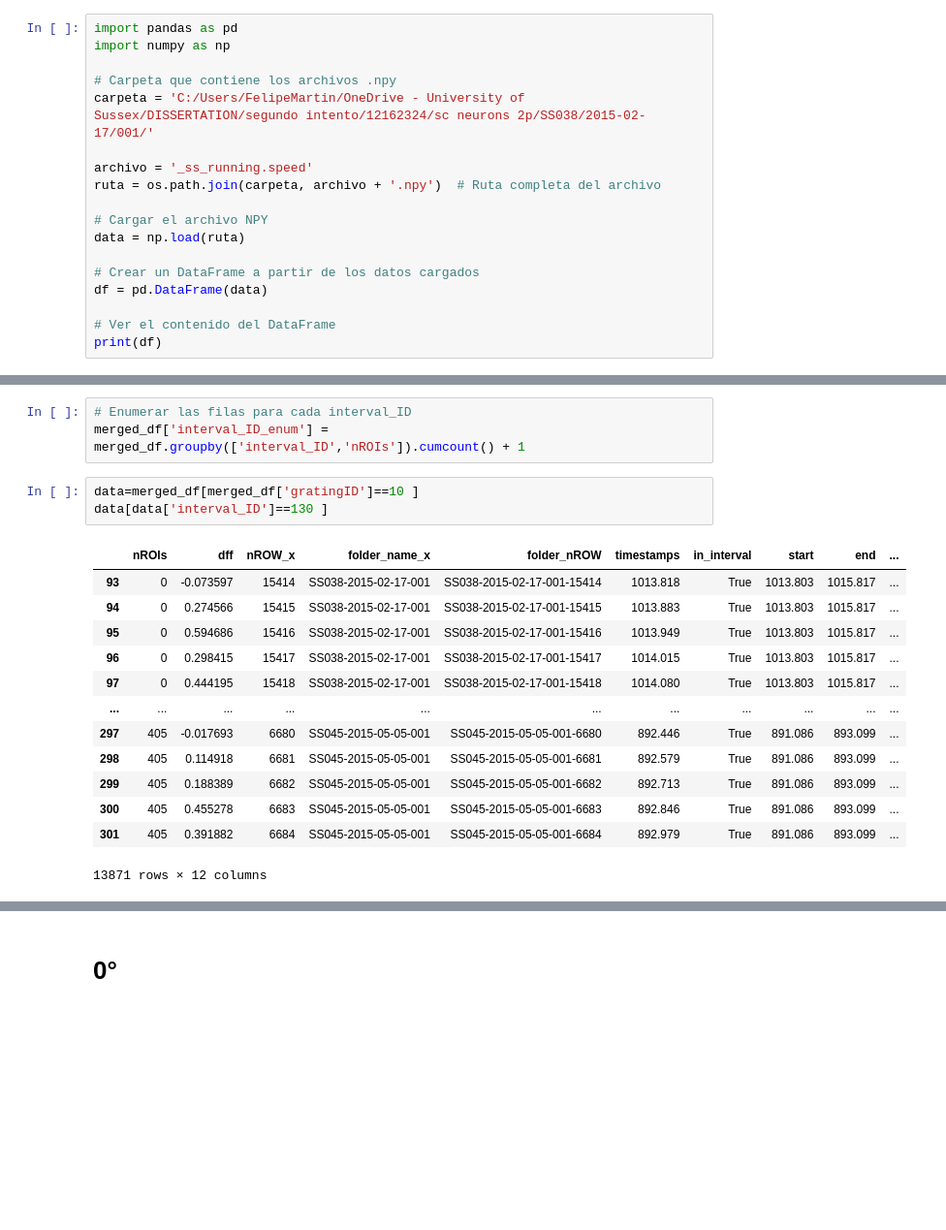
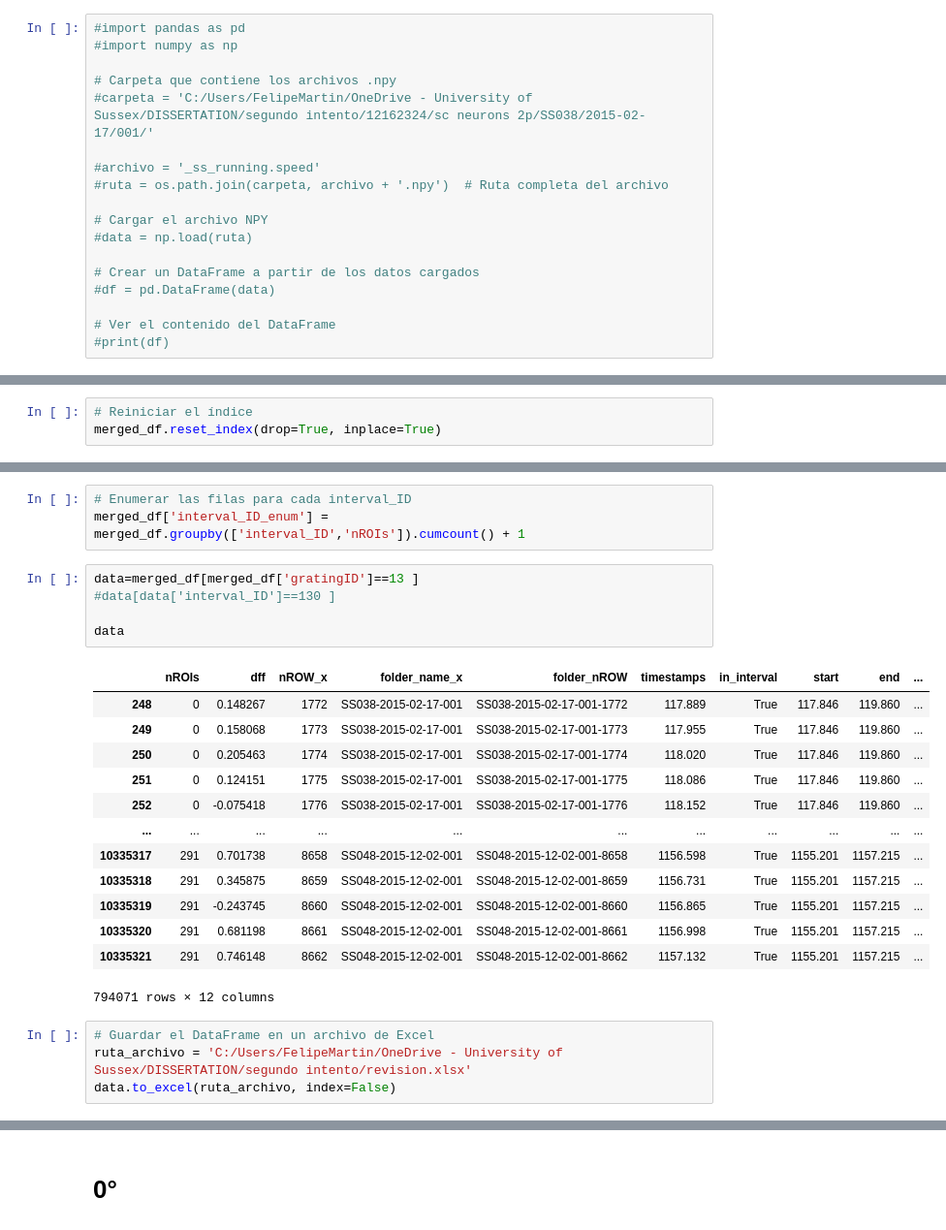
Before and after one commit to FelipeMartin9999/The_neural_encoding_of_visual_stimuli_during_different_behavioural_states, a Jupyter notebook: load_data.ipynb, the cells around one changed output, grey strips where cells are left out. Shown at 97% size. Drawn from its saved outputs; the diff is of its cells as text; blank space fills up the shorter version.

```diff
--- a/load_data.ipynb
+++ b/load_data.ipynb
@@ -631,20 +532,20 @@ dataframes['_ss_recordings.sparseNoise_intervals']
 | 8 | 3013.859 | 4519.911 | SS048-2015-11-09-001 |
 | 9 | 3013.820 | 3377.646 | SS048-2015-12-02-001 |
 # %%
-import pandas as pd
-import numpy as np
+#import pandas as pd
+#import numpy as np
 
 # Carpeta que contiene los archivos .npy
-carpeta = 'C:/Users/FelipeMartin/OneDrive - University of Sussex/DISSERTATION/segundo intento/12162324/sc neurons 2p/SS038/2015-02-17/001/'
+#carpeta = 'C:/Users/FelipeMartin/OneDrive - University of Sussex/DISSERTATION/segundo intento/12162324/sc neurons 2p/SS038/2015-02-17/001/'
 
-archivo = '_ss_running.speed'
-ruta = os.path.join(carpeta, archivo + '.npy')  # Ruta completa del archivo
+#archivo = '_ss_running.speed'
+#ruta = os.path.join(carpeta, archivo + '.npy')  # Ruta completa del archivo
 
 # Cargar el archivo NPY
-data = np.load(ruta)
+#data = np.load(ruta)
 
 # Crear un DataFrame a partir de los datos cargados
-df = pd.DataFrame(data)
+#df = pd.DataFrame(data)
 
 # Ver el contenido del DataFrame
-print(df)
+#print(df)
@@ -979,0 +802,3 @@ merged_df
+# %%
+# Reiniciar el índice
+merged_df.reset_index(drop=True, inplace=True)
@@ -981,19 +822,25 @@ merged_df
 # Enumerar las filas para cada interval_ID
 merged_df['interval_ID_enum'] = merged_df.groupby(['interval_ID','nROIs']).cumcount() + 1
 # %%
-data=merged_df[merged_df['gratingID']==10 ]
-data[data['interval_ID']==130 ]
+data=merged_df[merged_df['gratingID']==13 ]
+#data[data['interval_ID']==130 ]
+
+data
 # %% [output]
 |  | nROIs | dff | nROW_x | folder_name_x | folder_nROW | timestamps | in_interval | start | end | ... |
-| 93 | 0 | -0.073597 | 15414 | SS038-2015-02-17-001 | SS038-2015-02-17-001-15414 | 1013.818 | True | 1013.803 | 1015.817 | ... |
-| 94 | 0 | 0.274566 | 15415 | SS038-2015-02-17-001 | SS038-2015-02-17-001-15415 | 1013.883 | True | 1013.803 | 1015.817 | ... |
-| 95 | 0 | 0.594686 | 15416 | SS038-2015-02-17-001 | SS038-2015-02-17-001-15416 | 1013.949 | True | 1013.803 | 1015.817 | ... |
-| 96 | 0 | 0.298415 | 15417 | SS038-2015-02-17-001 | SS038-2015-02-17-001-15417 | 1014.015 | True | 1013.803 | 1015.817 | ... |
-| 97 | 0 | 0.444195 | 15418 | SS038-2015-02-17-001 | SS038-2015-02-17-001-15418 | 1014.080 | True | 1013.803 | 1015.817 | ... |
+| 248 | 0 | 0.148267 | 1772 | SS038-2015-02-17-001 | SS038-2015-02-17-001-1772 | 117.889 | True | 117.846 | 119.860 | ... |
+| 249 | 0 | 0.158068 | 1773 | SS038-2015-02-17-001 | SS038-2015-02-17-001-1773 | 117.955 | True | 117.846 | 119.860 | ... |
+| 250 | 0 | 0.205463 | 1774 | SS038-2015-02-17-001 | SS038-2015-02-17-001-1774 | 118.020 | True | 117.846 | 119.860 | ... |
+| 251 | 0 | 0.124151 | 1775 | SS038-2015-02-17-001 | SS038-2015-02-17-001-1775 | 118.086 | True | 117.846 | 119.860 | ... |
+| 252 | 0 | -0.075418 | 1776 | SS038-2015-02-17-001 | SS038-2015-02-17-001-1776 | 118.152 | True | 117.846 | 119.860 | ... |
 | ... | ... | ... | ... | ... | ... | ... | ... | ... | ... | ... |
-| 297 | 405 | -0.017693 | 6680 | SS045-2015-05-05-001 | SS045-2015-05-05-001-6680 | 892.446 | True | 891.086 | 893.099 | ... |
-| 298 | 405 | 0.114918 | 6681 | SS045-2015-05-05-001 | SS045-2015-05-05-001-6681 | 892.579 | True | 891.086 | 893.099 | ... |
-| 299 | 405 | 0.188389 | 6682 | SS045-2015-05-05-001 | SS045-2015-05-05-001-6682 | 892.713 | True | 891.086 | 893.099 | ... |
-| 300 | 405 | 0.455278 | 6683 | SS045-2015-05-05-001 | SS045-2015-05-05-001-6683 | 892.846 | True | 891.086 | 893.099 | ... |
-| 301 | 405 | 0.391882 | 6684 | SS045-2015-05-05-001 | SS045-2015-05-05-001-6684 | 892.979 | True | 891.086 | 893.099 | ... |
+| 10335317 | 291 | 0.701738 | 8658 | SS048-2015-12-02-001 | SS048-2015-12-02-001-8658 | 1156.598 | True | 1155.201 | 1157.215 | ... |
+| 10335318 | 291 | 0.345875 | 8659 | SS048-2015-12-02-001 | SS048-2015-12-02-001-8659 | 1156.731 | True | 1155.201 | 1157.215 | ... |
+| 10335319 | 291 | -0.243745 | 8660 | SS048-2015-12-02-001 | SS048-2015-12-02-001-8660 | 1156.865 | True | 1155.201 | 1157.215 | ... |
+| 10335320 | 291 | 0.681198 | 8661 | SS048-2015-12-02-001 | SS048-2015-12-02-001-8661 | 1156.998 | True | 1155.201 | 1157.215 | ... |
+| 10335321 | 291 | 0.746148 | 8662 | SS048-2015-12-02-001 | SS048-2015-12-02-001-8662 | 1157.132 | True | 1155.201 | 1157.215 | ... |
-13871 rows × 12 columns
+794071 rows × 12 columns
+# %%
+# Guardar el DataFrame en un archivo de Excel
+ruta_archivo = 'C:/Users/FelipeMartin/OneDrive - University of Sussex/DISSERTATION/segundo intento/revision.xlsx'
+data.to_excel(ruta_archivo, index=False)
```
Also changed, not shown: parts of 42 cells of this notebook.
